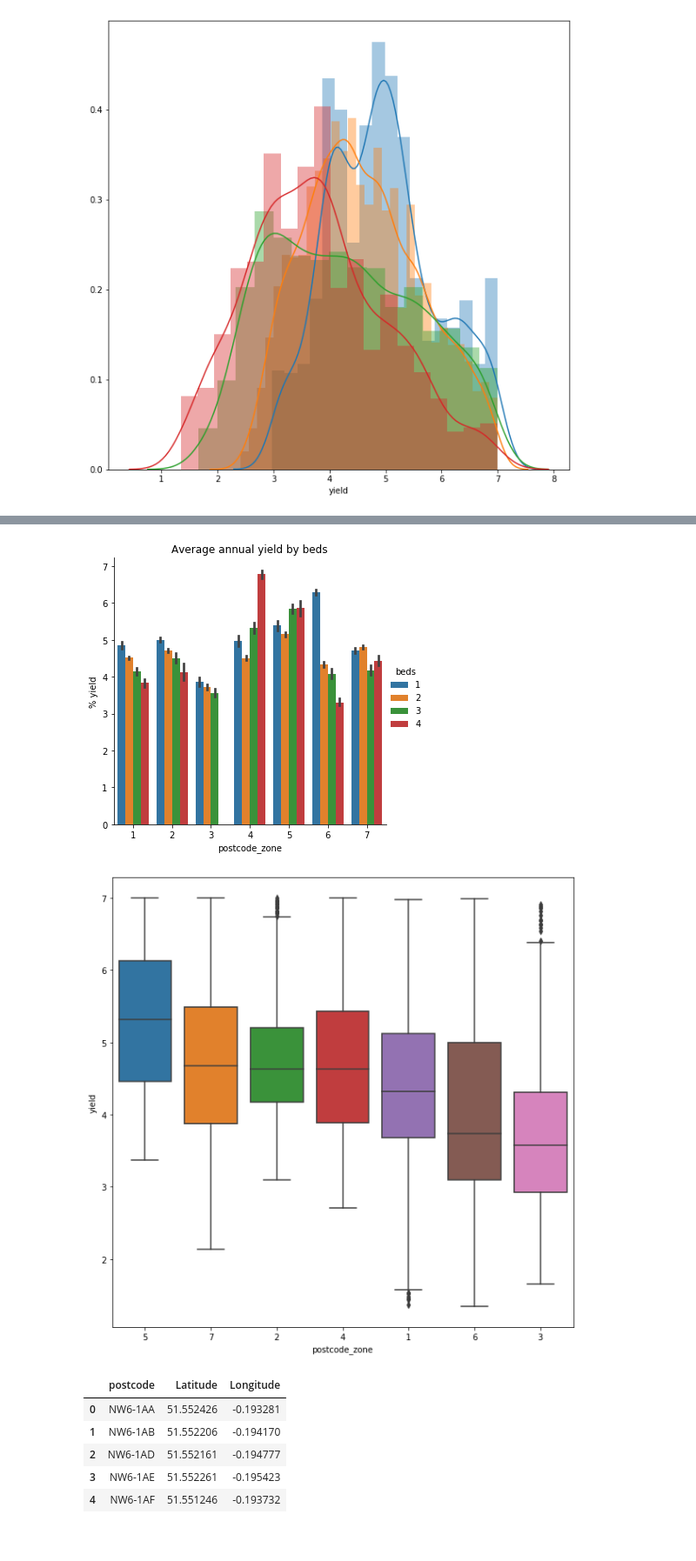
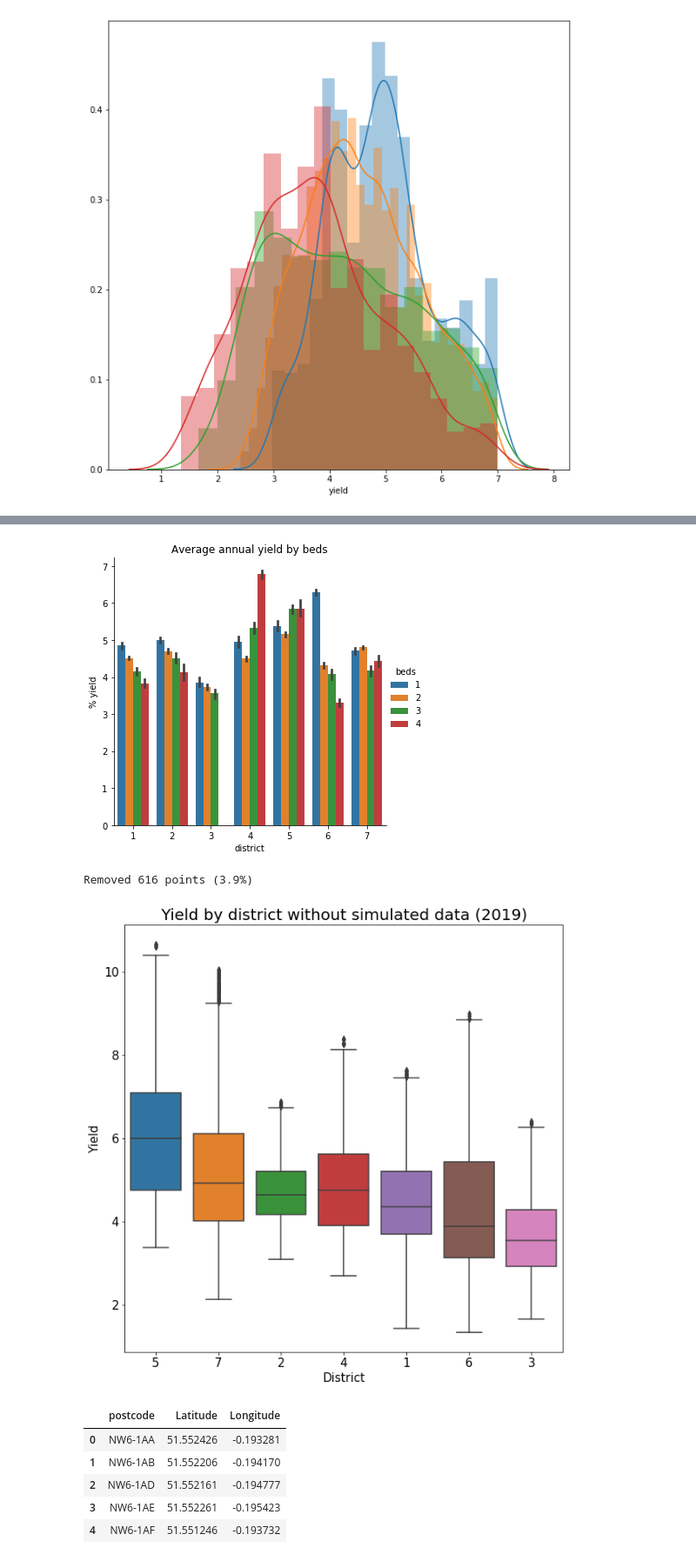
Before and after one commit to angelrureLurtis/LondonNW6, a Jupyter notebook: Real_Data_Analysis.ipynb, the cells around one changed output, grey strips where cells are left out. Shown at 87% size. Drawn from its saved outputs; the diff is of its cells as text; code cells hidden in the pictures.

```diff
--- a/Real_Data_Analysis.ipynb
+++ b/Real_Data_Analysis.ipynb
@@ -11,6 +11,6 @@ data_rent_agg = pd.read_csv('./rent_data_agg.csv', index_col=0, names=['year', '
             .drop('count', axis=1)
 data_rent = pd.read_csv('./nw6_data_rent.csv', index_col=0).rename(columns={'price':'rent'})
 # %%
-data_sale['postcode_zone'] = data_sale['postcode'].str[4:5]
+data_sale['district'] = data_sale['postcode'].str[4:5]
 # %%
 data_rent.head()
@@ -77,7 +74,10 @@ Removed 9 points (1.7%)
 # %% [markdown]
 Yield calculation
 # %%
-full_df = data_sale.merge(data_rent, on=['beds', 'year'])
+full_df = data_sale.merge(data_rent, on=['beds', 'year'], suffixes=['_sale', '_rent'])
 full_df = full_df[full_df['year']==2019] ## We have almost no data from 2018. Only from 2019. So we can delete them.
 full_df['yield'] = full_df['rent']*12/full_df['price']*100
+# %%
+# We delete unnecessary columns
+full_df = full_df.drop(['year', 'type', 'date_rent', 'direction'],1)
 # %%
@@ -111,17 +117,28 @@ plt.show()
 # %%
-sns.catplot(data=full_data_s, y='yield', x='postcode_zone', hue='beds' ,kind="bar")
+sns.catplot(data=full_data_s, y='yield', x='district', hue='beds' ,kind="bar")
 plt.title('Average annual yield by beds')
 plt.ylabel('% yield')
 plt.show()
 # %% [output]
-[figure, old version]
+[figure, new version]
+# %%
+full_df_no = utilities.remove_multidim_outliers(full_df, ['district'], 'yield', 1.5)
+# %% [output]
+Removed 616 points (3.9%)
 # %%
 plt.figure(figsize=(10,10))
-sns.boxplot(data=full_data_s, x='postcode_zone', y='yield', order=\
-           full_data_s.groupby(by=['postcode_zone'])['yield'].median().sort_values(ascending=False).index)
+plot = sns.boxplot(data=full_df_no, x='district', y='yield', order=\
+           full_data_s.groupby(by=['district'])['yield'].median().sort_values(ascending=False).index)
+
+plt.title('Yield by district without simulated data (2019)', fontsize=20)
+
+plot.set_xlabel('District', fontsize=15)
+plot.set_ylabel('Yield', fontsize=15)
+plot.tick_params(labelsize=15)
+
 plt.show()
 # %% [output]
-[figure, old version]
+[figure, new version]
 # %%
 import plotly.graph_objects as go
 # %%
```
Also changed, not shown: parts of 15 cells of this notebook, 3 other files.
